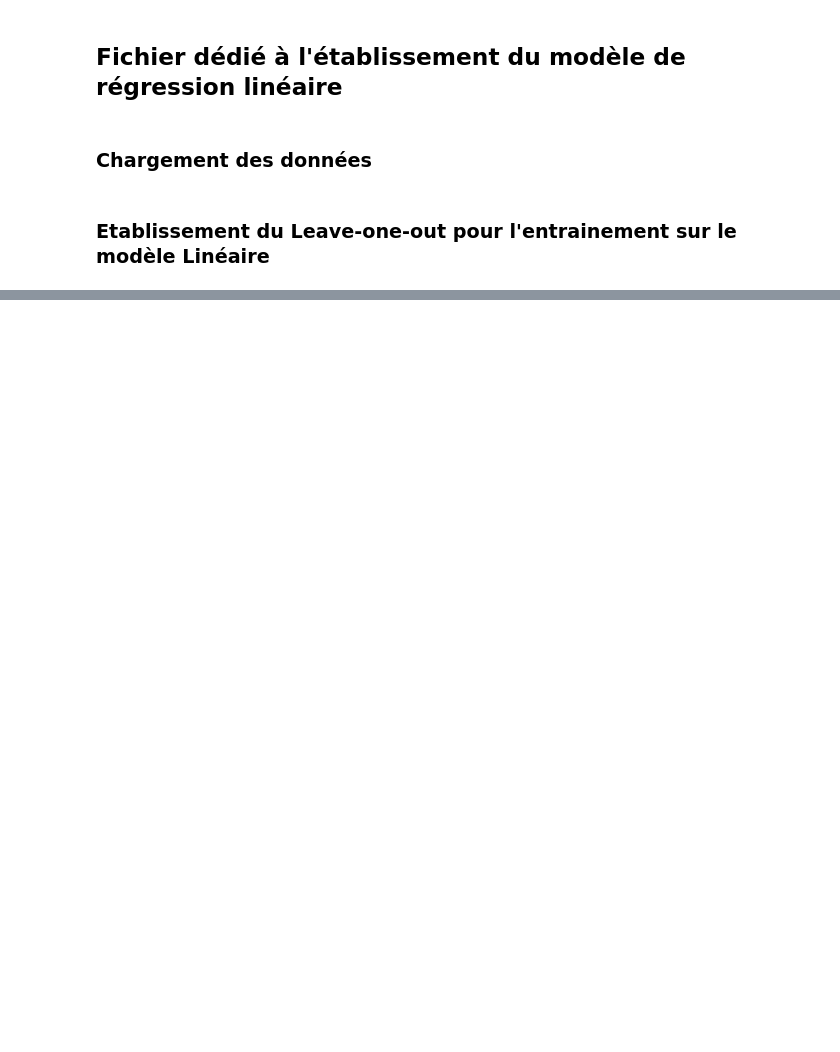
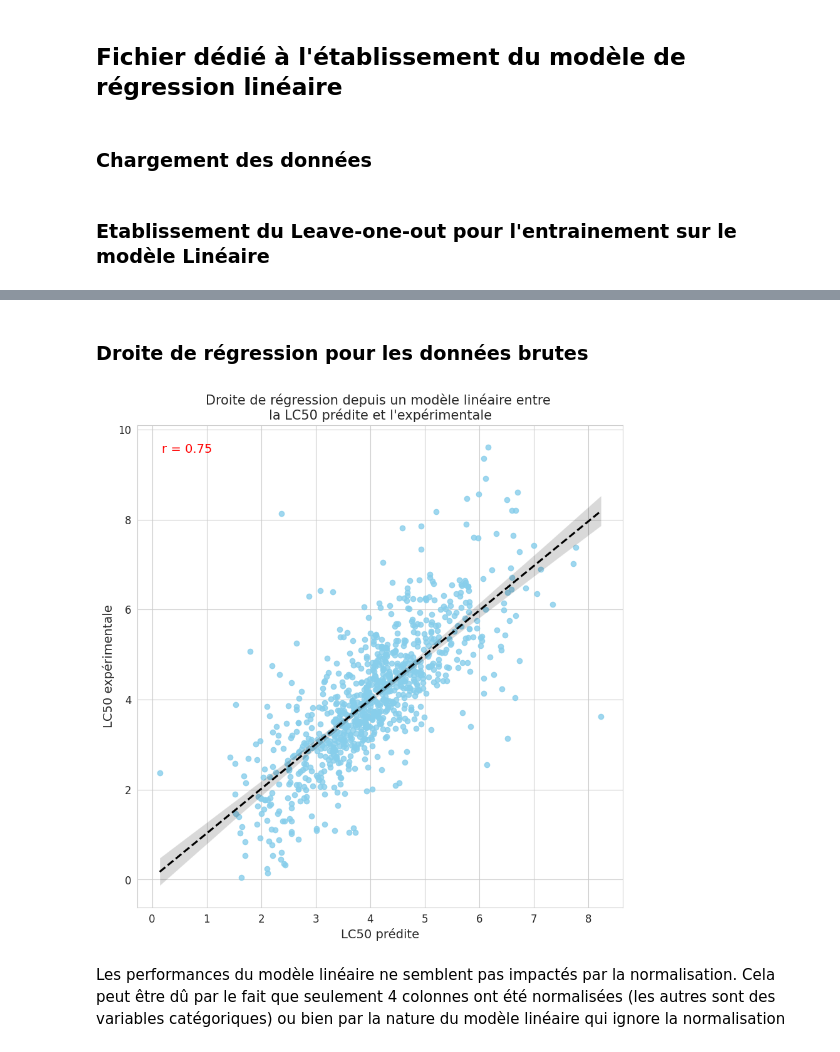
Before and after one commit to Edmondbrn/projet_IA_QSAR, a Jupyter notebook: regression_lineaire.ipynb, the cells around one changed output, grey strips where cells are left out. Saved outputs shown, nothing was run; the diff lists cells and outputs as text; code cells hidden in the pictures; blank space fills up the shorter version.

```diff
--- a/regression_lineaire.ipynb
+++ b/regression_lineaire.ipynb
@@ -41,0 +46,8 @@ plt.show()
+# %% [markdown]
+### Droite de régression pour les données brutes
+# %%
+qu.scatter_QSAR(x_data = predicted_LC50_raw, y_data = df_LC50, corr_coef=corr_raw)
+# %% [output]
+[figure, added]
+# %% [markdown]
+Les performances du modèle linéaire ne semblent pas impactés par la normalisation. Cela peut être dû par le fait que seulement 4 colonnes ont été normalisées (les autres sont des variables catégoriques) ou bien par la nature du modèle linéaire qui ignore la normalisation
```
Also changed, not shown: parts of 8 cells of this notebook, 1 other file.
